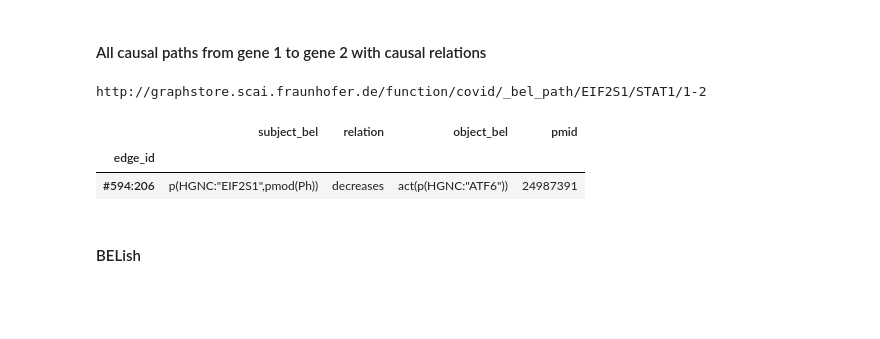
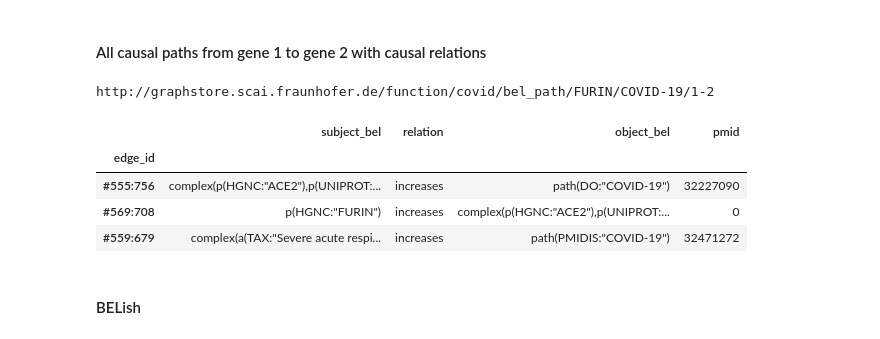
Before and after one commit to e-bel/ebel_rest, a Jupyter notebook: notebooks/Examples.ipynb, the cells around one changed output. Cells and saved outputs as stored; diff of their text form; code cells hidden in the pictures; blank space fills up the shorter version.

```diff
--- a/notebooks/Examples.ipynb
+++ b/notebooks/Examples.ipynb
@@ -246,12 +243,14 @@ http://graphstore.scai.fraunhofer.de/function/covid/_bel_causal_correlative_by_g
 # %% [markdown]
 #### All causal paths from gene 1 to gene 2 with causal relations
 # %%
-query.path(from_gene='EIF2S1',to_gene='STAT1',min_edges=1,max_edges=2).table[:1]
+query.path(source='FURIN',target='COVID-19',min_edges=1,max_edges=2).table[:3]
 # %% [output]
-http://graphstore.scai.fraunhofer.de/function/covid/_bel_path/EIF2S1/STAT1/1-2
+http://graphstore.scai.fraunhofer.de/function/covid/bel_path/FURIN/COVID-19/1-2
 |  | subject_bel | relation | object_bel | pmid |
 | edge_id |  |  |  |  |
-| #594:206 | p(HGNC:"EIF2S1",pmod(Ph)) | decreases | act(p(HGNC:"ATF6")) | 24987391 |
+| #555:756 | complex(p(HGNC:"ACE2"),p(UNIPROT:... | increases | path(DO:"COVID-19") | 32227090 |
+| #569:708 | p(HGNC:"FURIN") | increases | complex(p(HGNC:"ACE2"),p(UNIPROT:... | 0 |
+| #559:679 | complex(a(TAX:"Severe acute respi... | increases | path(PMIDIS:"COVID-19") | 32471272 |
 # %% [markdown]
 #### BELish
 # %%
```
Also changed, not shown: parts of 28 cells of this notebook.
